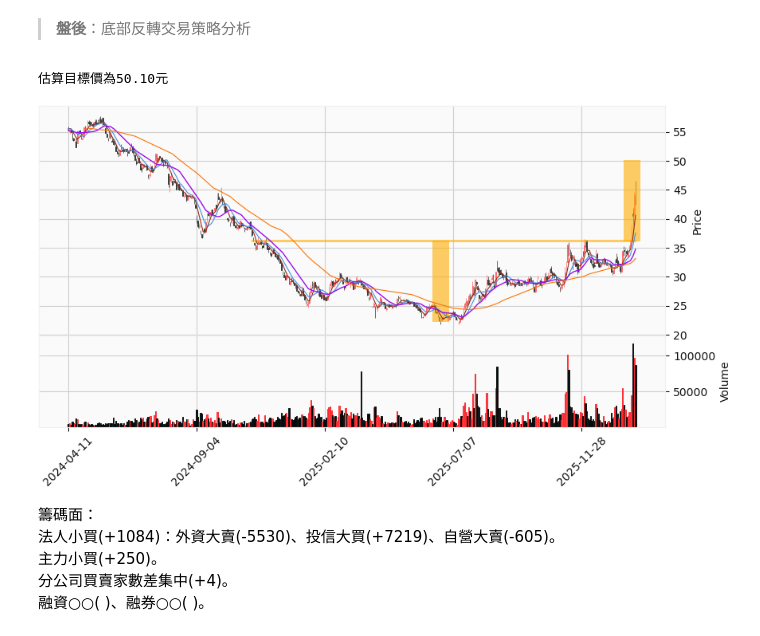
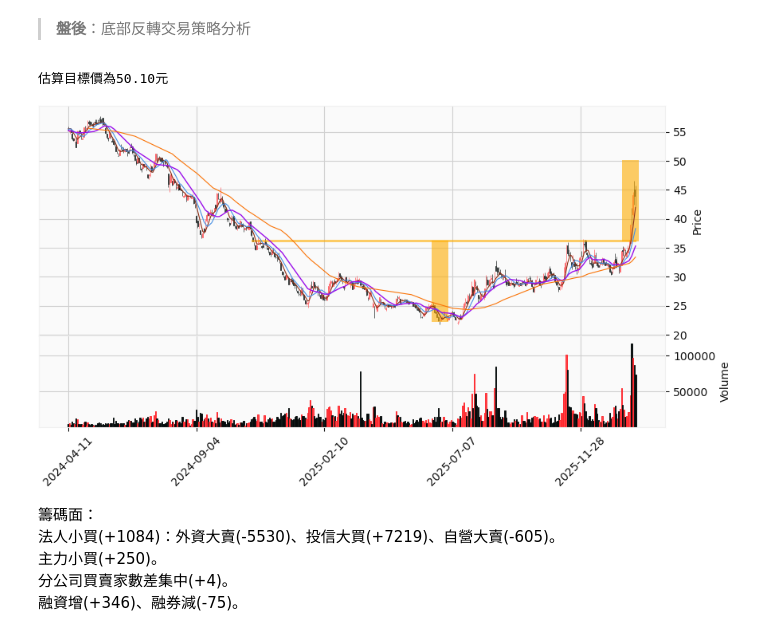
Before and after one commit to yilintung/StockInvestmentNotebook, a Jupyter notebook: 260130筆記.ipynb, the cells around one changed output. Saved outputs shown, nothing was run; the diff lists cells and outputs as text; code cells hidden in the pictures.

```diff
--- a/260130筆記.ipynb
+++ b/260130筆記.ipynb
@@ -309,14 +309,14 @@ def line_drawing_callback( range_prices) :
 
     return seq_of_seq_of_points,linewidths,colors
 # %%
-image = mysys.DrawOnKlineChart('1326','2024-04-11','2026-01-29',line_drawing_callback)
+image = mysys.DrawOnKlineChart('1326','2024-04-11','2026-01-30',line_drawing_callback)
 display(image)
 # %% [output]
 估算目標價為50.10元
-[figure, old version]
+[figure, new version]
 # %% [markdown]
 籌碼面：
 法人小買(+1084)：外資大賣(-5530)、投信大買(+7219)、自營大賣(-605)。
 主力小買(+250)。
 分公司買賣家數差集中(+4)。
-融資○○( )、融券○○( )。
+融資增(+346)、融券減(-75)。
```
Also changed, not shown: parts of 9 cells of this notebook.
